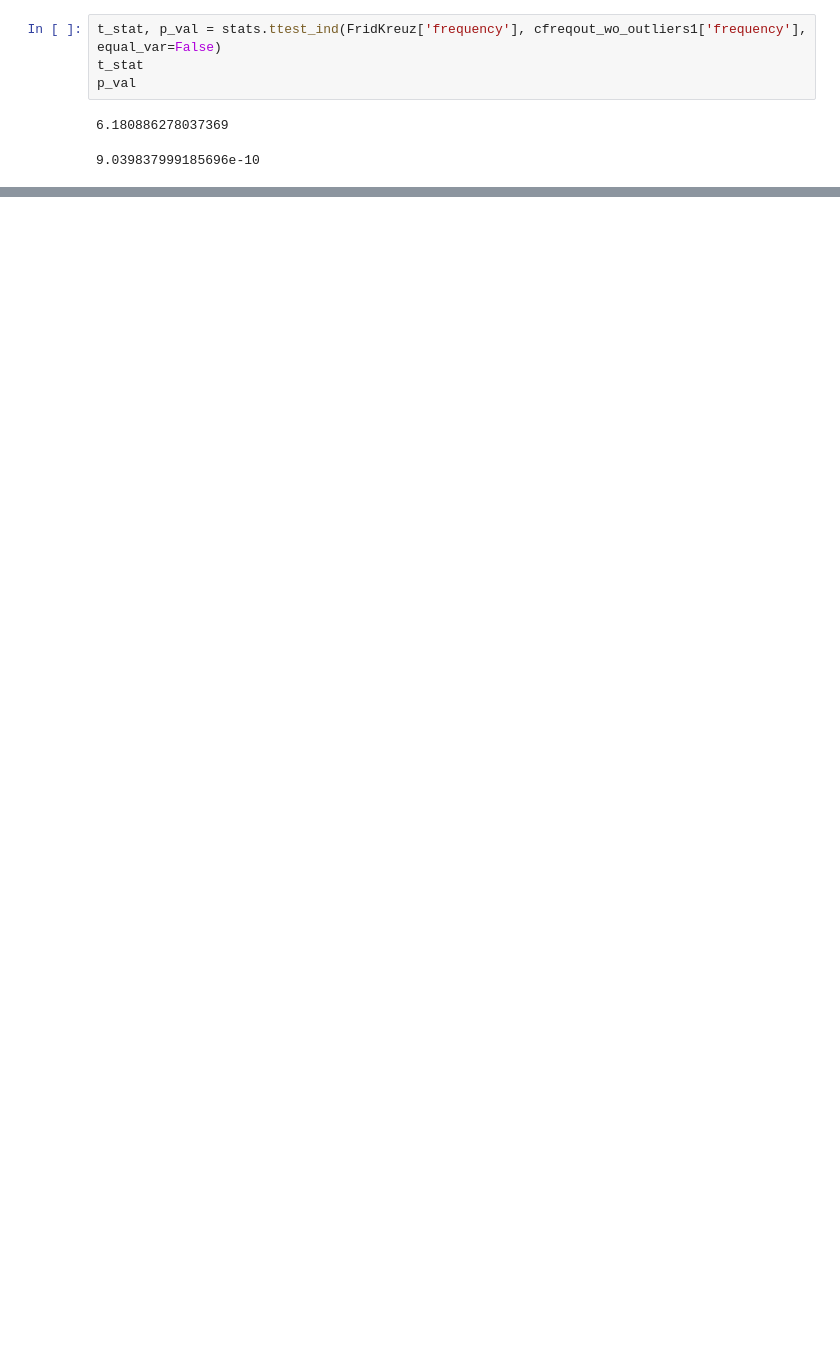
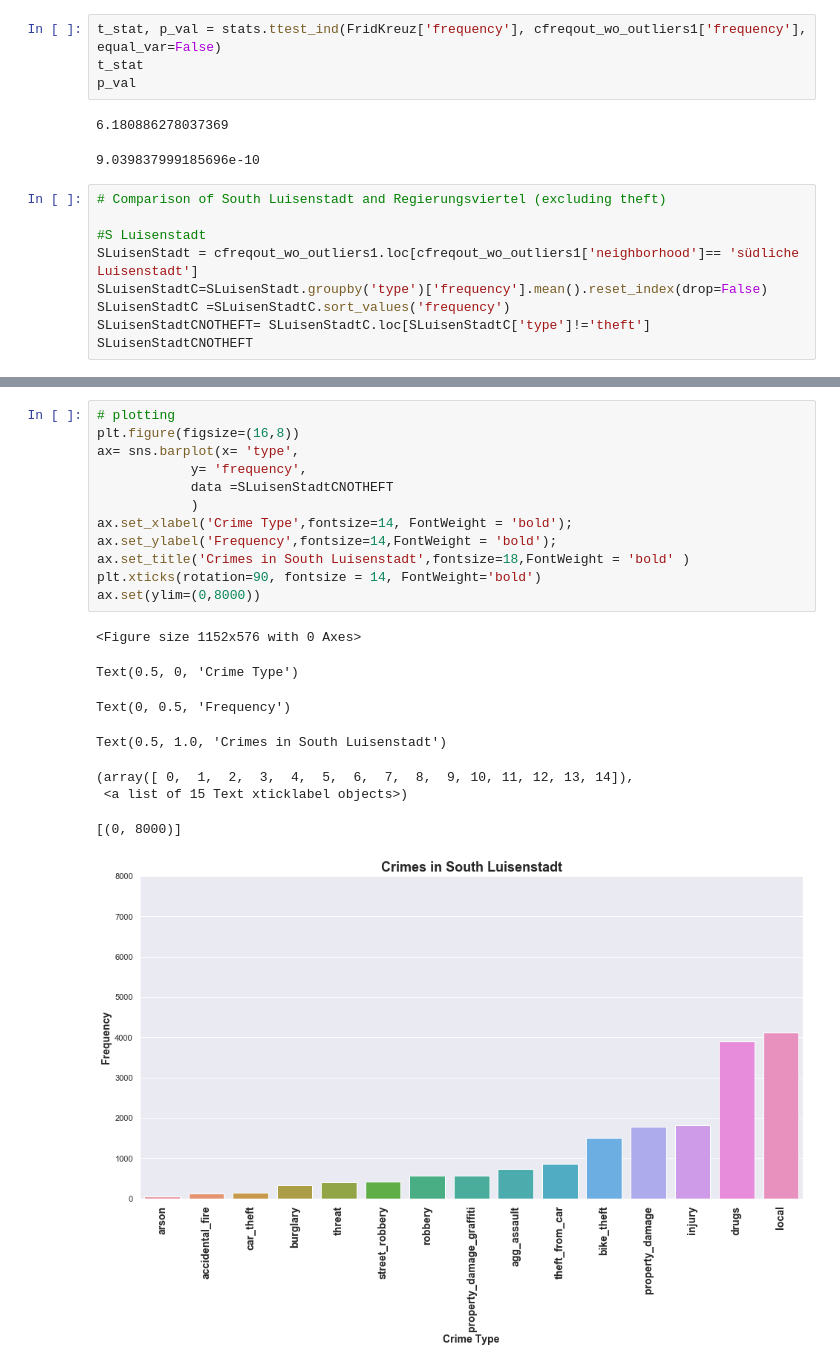
Before and after one commit to MilVas/Week-6-Project-Berlin-Crime, a Jupyter notebook: CrimeAndItsSpatialDistribution.ipynb, the cells around one changed output, grey strips where cells are left out. Saved outputs shown, nothing was run; the diff lists cells and outputs as text; blank space fills up the shorter version.

```diff
--- a/Milena2.ipynb
+++ b/CrimeAndItsSpatialDistribution.ipynb
@@ -1031,3 +1030,12 @@ p_val
 # %% [output]
 6.180886278037369
 9.039837999185696e-10
+# %%
+# Comparison of South Luisenstadt and Regierungsviertel (excluding theft)
+
+#S Luisenstadt
+SLuisenStadt = cfreqout_wo_outliers1.loc[cfreqout_wo_outliers1['neighborhood']== 'südliche Luisenstadt']
+SLuisenStadtC=SLuisenStadt.groupby('type')['frequency'].mean().reset_index(drop=False)
+SLuisenStadtC =SLuisenStadtC.sort_values('frequency')
+SLuisenStadtCNOTHEFT= SLuisenStadtC.loc[SLuisenStadtC['type']!='theft']
+SLuisenStadtCNOTHEFT
@@ -1033,0 +1059,21 @@ p_val
+# %%
+# plotting
+plt.figure(figsize=(16,8))
+ax= sns.barplot(x= 'type',
+            y= 'frequency',
+            data =SLuisenStadtCNOTHEFT
+            )
+ax.set_xlabel('Crime Type',fontsize=14, FontWeight = 'bold');
+ax.set_ylabel('Frequency',fontsize=14,FontWeight = 'bold');
+ax.set_title('Crimes in South Luisenstadt',fontsize=18,FontWeight = 'bold' )
+plt.xticks(rotation=90, fontsize = 14, FontWeight='bold')
+ax.set(ylim=(0,8000))
+# %% [output]
+<Figure size 1152x576 with 0 Axes>
+Text(0.5, 0, 'Crime Type')
+Text(0, 0.5, 'Frequency')
+Text(0.5, 1.0, 'Crimes in South Luisenstadt')
+(array([ 0,  1,  2,  3,  4,  5,  6,  7,  8,  9, 10, 11, 12, 13, 14]),
+ <a list of 15 Text xticklabel objects>)
+[(0, 8000)]
+[figure, added]
```
Also changed, not shown: parts of 40 cells of this notebook, 13 other files.
